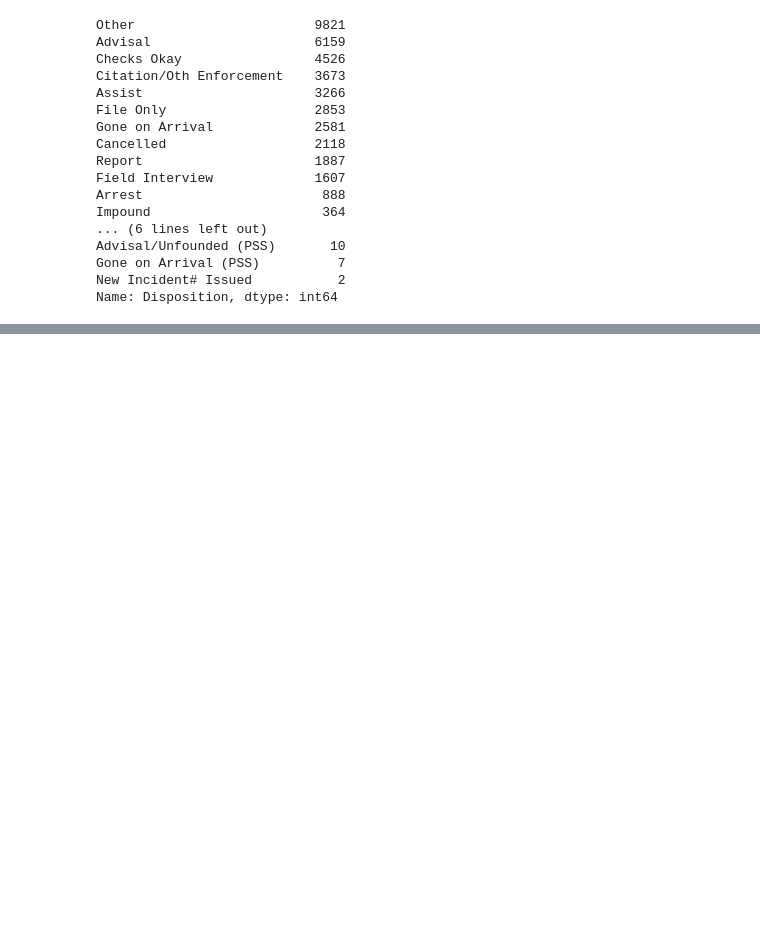
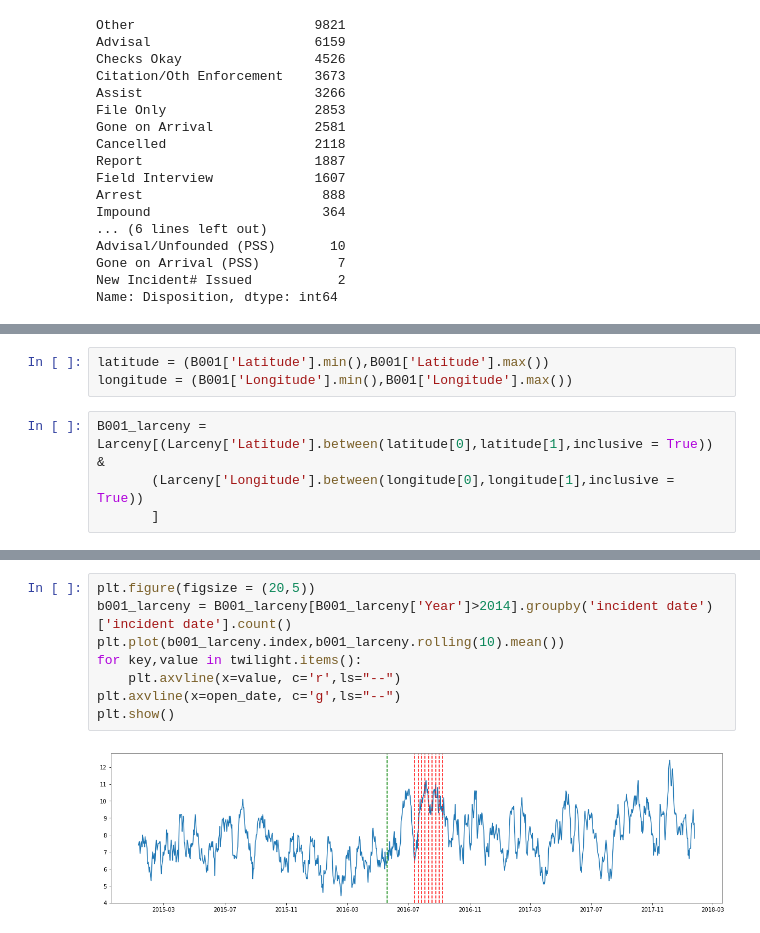
Before and after one commit to HKS-data-science-group/santa-monica-light-rail, a Jupyter notebook: cleaned polices call for service EDA.ipynb, the cells around one changed output, grey strips where cells are left out. Cells and saved outputs as stored; diff of their text form; blank space fills up the shorter version.

```diff
--- a/cleaned polices call for service EDA.ipynb
+++ b/cleaned polices call for service EDA.ipynb
@@ -289,0 +350,7 @@ Name: Disposition, dtype: int64
+# %%
+latitude = (B001['Latitude'].min(),B001['Latitude'].max())
+longitude = (B001['Longitude'].min(),B001['Longitude'].max())
+# %%
+B001_larceny = Larceny[(Larceny['Latitude'].between(latitude[0],latitude[1],inclusive = True)) &
+       (Larceny['Longitude'].between(longitude[0],longitude[1],inclusive = True))
+       ]
@@ -289,0 +363,10 @@ Name: Disposition, dtype: int64
+# %%
+plt.figure(figsize = (20,5))
+b001_larceny = B001_larceny[B001_larceny['Year']>2014].groupby('incident date')['incident date'].count()
+plt.plot(b001_larceny.index,b001_larceny.rolling(10).mean())
+for key,value in twilight.items():
+    plt.axvline(x=value, c='r',ls="--")
+plt.axvline(x=open_date, c='g',ls="--")
+plt.show()
+# %% [output]
+[figure, added]
```
Also changed, not shown: parts of 12 cells of this notebook, 2 other files.
